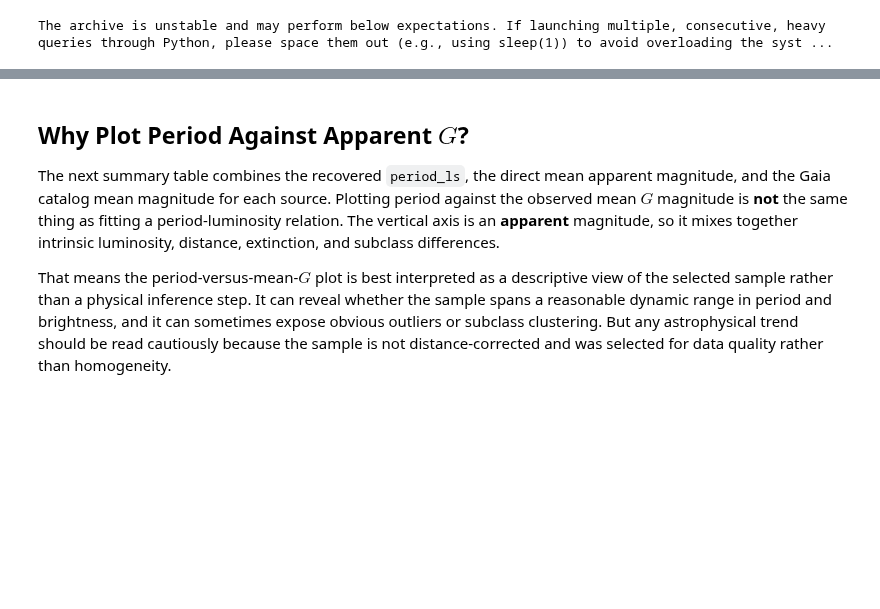
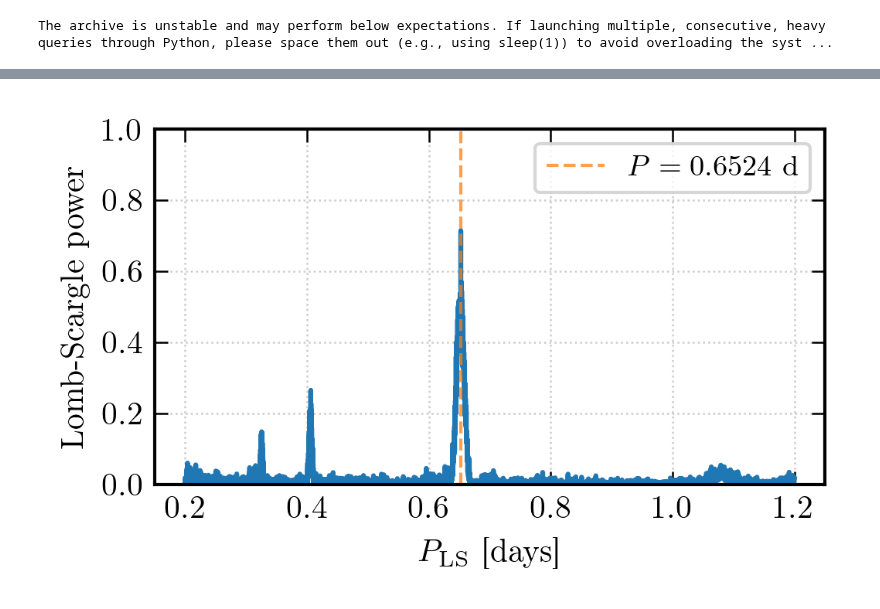
Before and after one commit to raw-asparagus/ay-128, a Jupyter notebook: labs/01/01-period-recovery.ipynb, the cells around one changed output, grey strips where cells are left out. Drawn from its saved outputs; the diff is of its cells as text; code cells hidden in the pictures; blank space fills up the shorter version.

```diff
--- a/labs/01/01-period-recovery.ipynb
+++ b/labs/01/01-period-recovery.ipynb
@@ -115,7 +62,16 @@ summary = table.Table(
-# %% [markdown]
-## Why Plot Period Against Apparent $G$?
-
-The next summary table combines the recovered `period_ls`, the direct mean apparent magnitude, and the Gaia catalog mean magnitude for each source. Plotting period against the observed mean $G$ magnitude is **not** the same thing as fitting a period-luminosity relation. The vertical axis is an **apparent** magnitude, so it mixes together intrinsic luminosity, distance, extinction, and subclass differences.
-
-That means the period-versus-mean-$G$ plot is best interpreted as a descriptive view of the selected sample rather than a physical inference step. It can reveal whether the sample spans a reasonable dynamic range in period and brightness, and it can sometimes expose obvious outliers or subclass clustering. But any astrophysical trend should be read cautiously because the sample is not distance-corrected and was selected for data quality rather than homogeneity.
+# %%
+lightcurve = rrlyrae.lightcurves[rrlyrae.lightcurves["source_id"] == TARGET_ID]
+
+result = lomb_scargle(
+    lightcurve["g_transit_time"],
+    lightcurve["g_transit_flux"],
+    lightcurve["g_transit_flux_error"],
+    DEFAULT_PERIOD_MIN,
+    DEFAULT_PERIOD_MAX,
+)
+
+ax = plot_lomb_scargle_periodogram(result)
+plt.show()
+# %% [output]
+[figure, added]
 # %%
```
Also changed, not shown: parts of 26 cells of this notebook, 22 other files.
